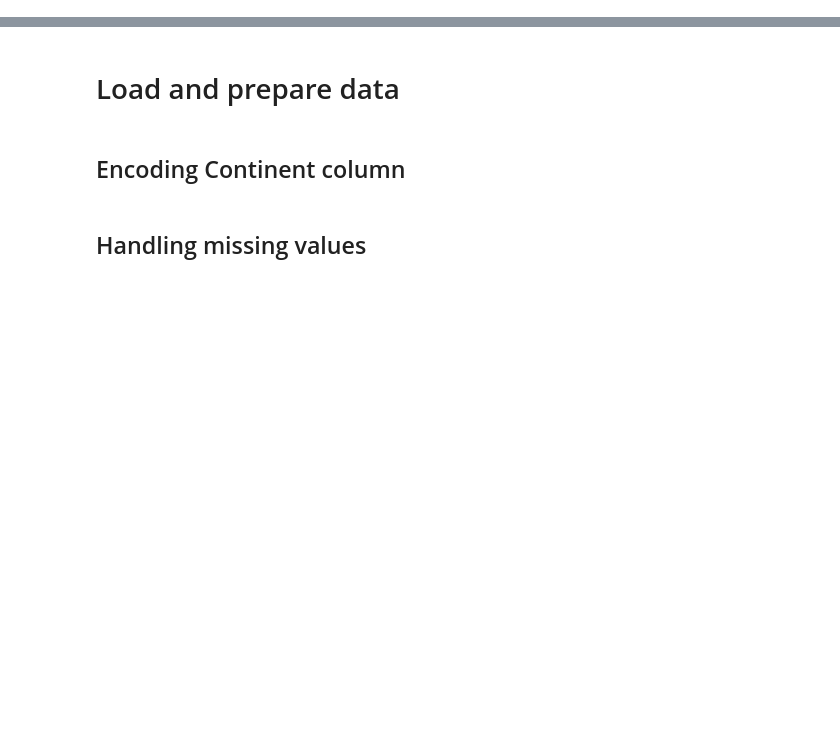
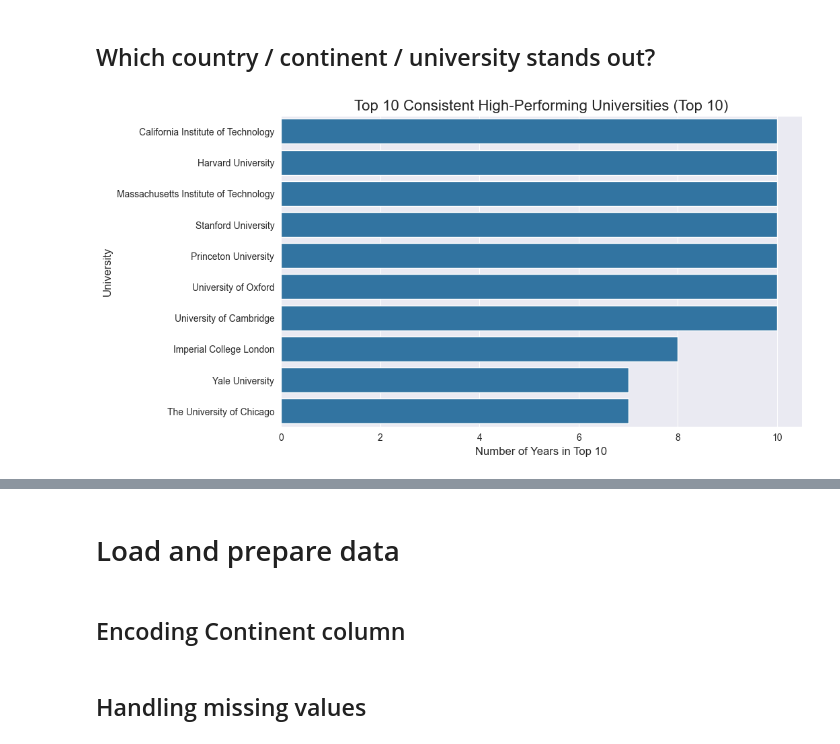
Before and after one commit to rcn255/dopp-project, a Jupyter notebook: kilians_super_awesome_regression_model.ipynb, the cells around one changed output, grey strips where cells are left out. Drawn from its saved outputs; the diff is of its cells as text; code cells hidden in the pictures; blank space fills up the shorter version.

```diff
--- a/kilians_super_awesome_regression_model.ipynb
+++ b/kilians_super_awesome_regression_model.ipynb
@@ -27,0 +117,19 @@ random_state = 123
+# %% [markdown]
+## Which country / continent / university stands out?
+# %%
+# highlight the universities that seem to perform really well consecutively
+consistent_performers = (
+    top10.groupby('Name')['Year']
+    .count()
+    .sort_values(ascending=False)
+    .head(10)
+)
+
+plt.figure(figsize=(10, 6))
+sns.barplot(x=consistent_performers.values, y=consistent_performers.index)
+plt.title("Top 10 Consistent High-Performing Universities (Top 10)", fontsize=16)
+plt.xlabel("Number of Years in Top 10", fontsize=12)
+plt.ylabel("University", fontsize=12)
+plt.show()
+# %% [output]
+[figure, added]
```
Also changed, not shown: parts of 15 cells of this notebook.
